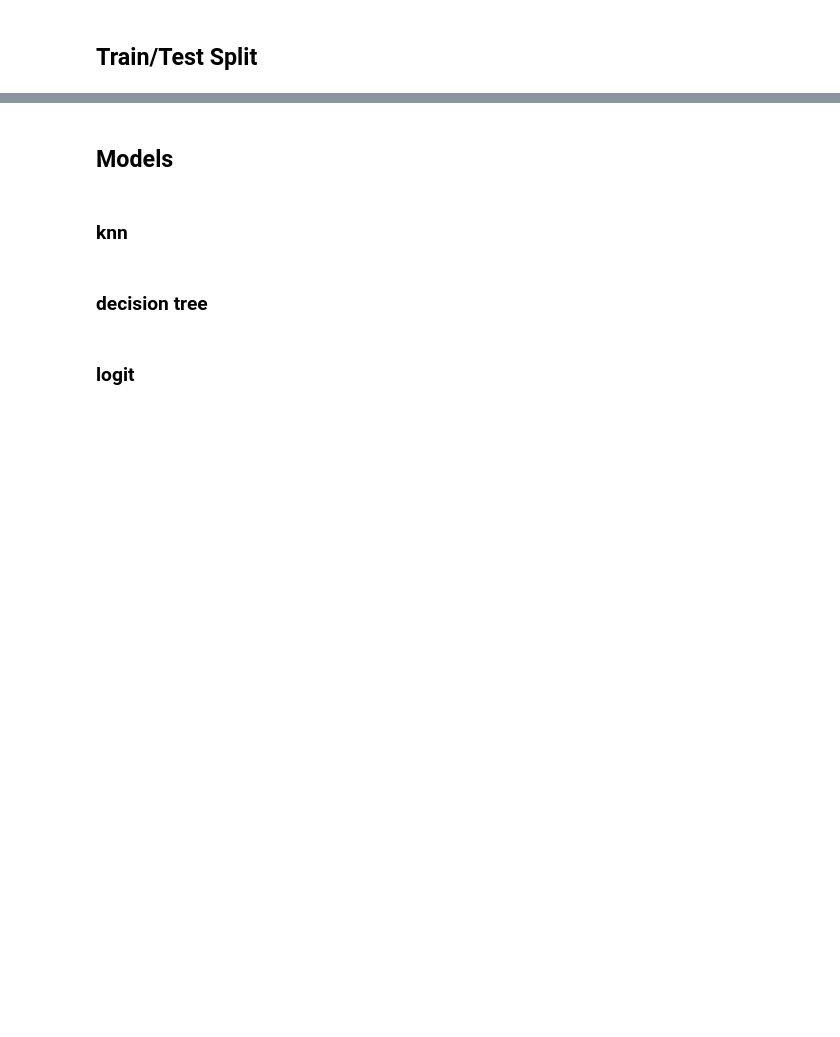
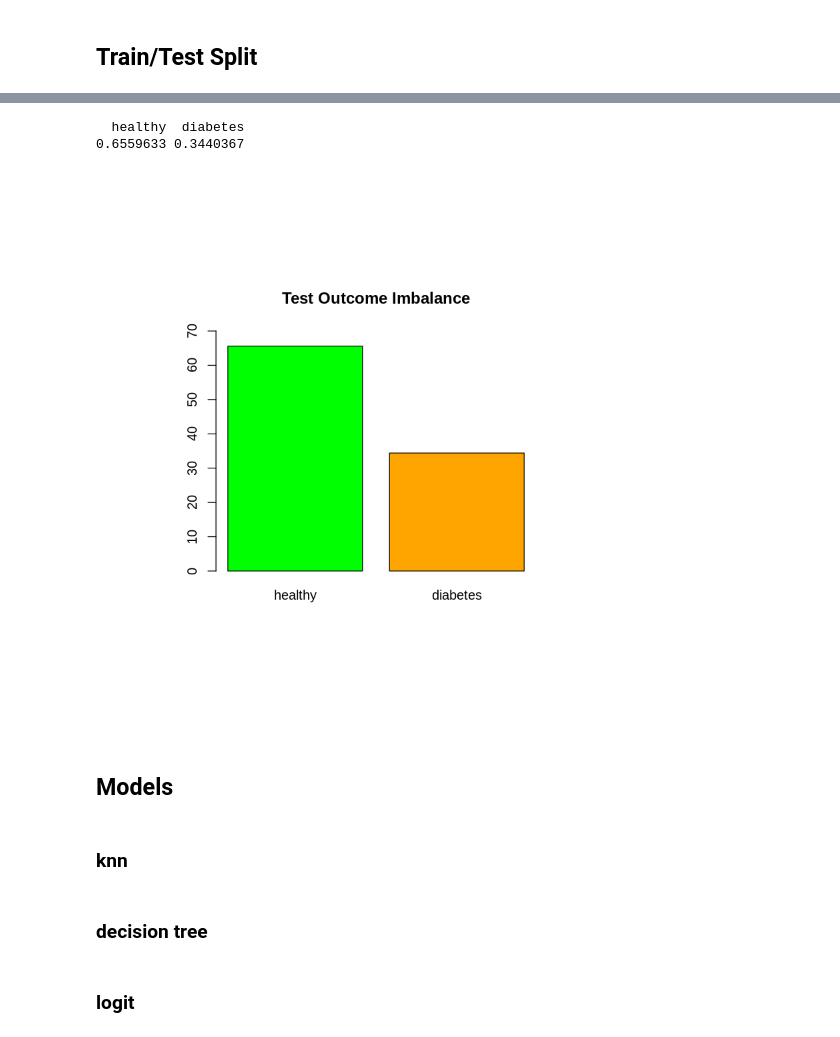
Before and after one commit to yerartdev/tfm-pb, a Jupyter notebook: poc-class-r-pima-indians-diabetes.ipynb, the cells around one changed output, grey strips where cells are left out. Drawn from its saved outputs; the diff is of its cells as text; code cells hidden in the pictures; blank space fills up the shorter version.

```diff
--- a/poc-class-r-pima-indians-diabetes.ipynb
+++ b/poc-class-r-pima-indians-diabetes.ipynb
@@ -636,3 +698,18 @@ barplot(100*prop.table(table(pima_mod$Outcome)),
+# %%
+prop.table(table(pima_test$Outcome))
+# %% [output]
+  healthy  diabetes
+0.6559633 0.3440367
+# %%
+#::GMG::Plot the imbalance, see wether percentage is kept
+#::NOTE::I don't know how to make the fig smaller and the margins tight (!?)
+par(pin = c(4,3))
+barplot(100*prop.table(table(pima_test$Outcome)),
+        col = c('green', 'orange'),
+        ylim = c(0,70),
+        main = 'Test Outcome Imbalance')
+# %% [output]
+[figure, added]
 # %% [markdown]
 ## Models
 # %% [markdown]
```
Also changed, not shown: parts of 9 cells of this notebook.
